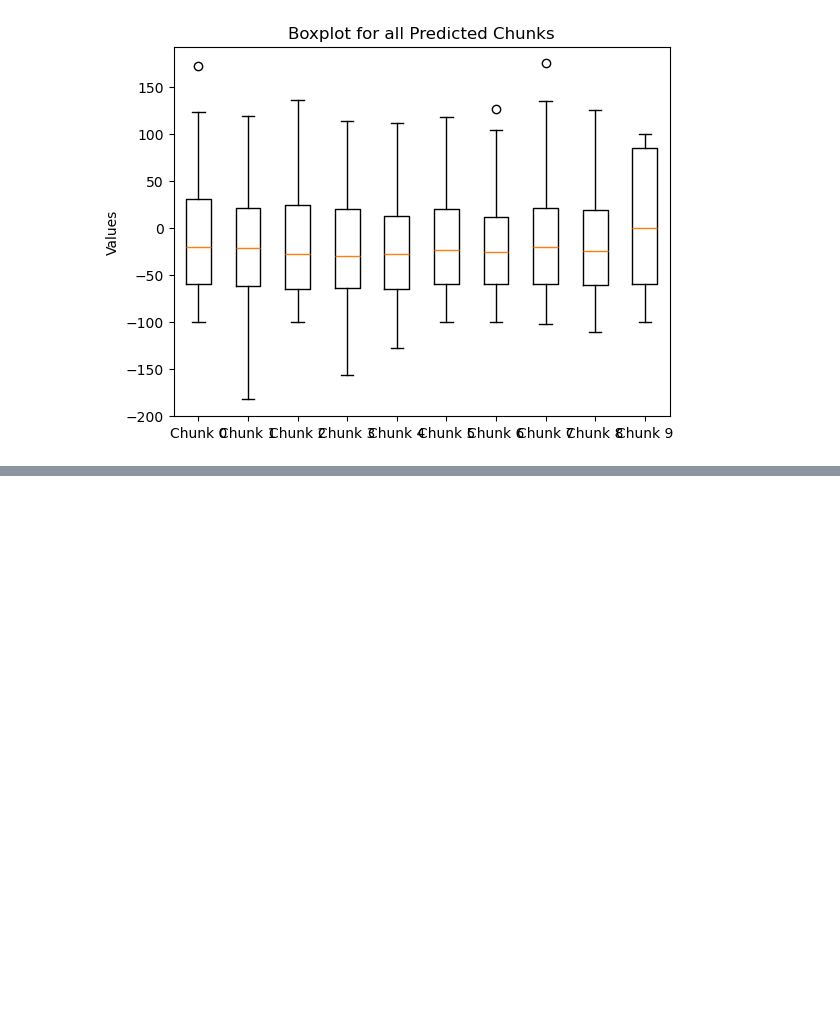
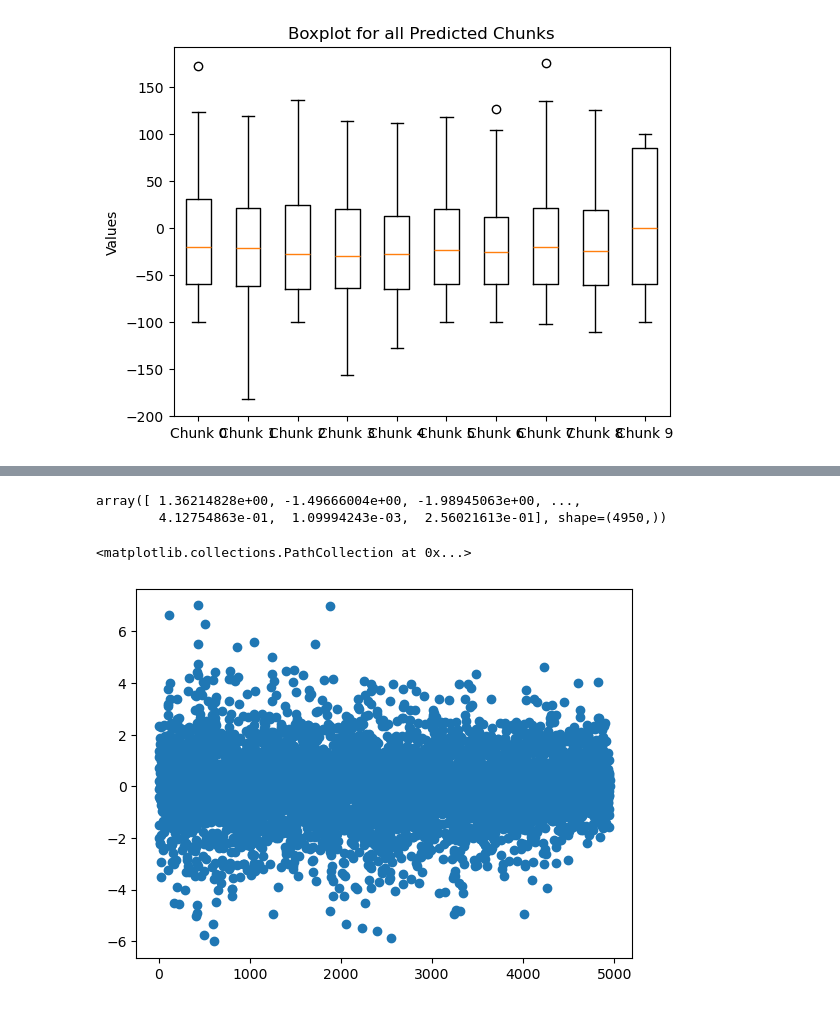
Before and after one commit to vickyli1015/Public-DSC180B-Functional-Connectivity-Project, a Jupyter notebook: regressor.ipynb, the cells around one changed output, grey strips where cells are left out. Cells and saved outputs as stored; diff of their text form; code cells hidden in the pictures; blank space fills up the shorter version.

```diff
--- a/regressor.ipynb
+++ b/regressor.ipynb
@@ -225,0 +283,10 @@ for i in range(len(allX)):
+# %%
+model.coef_
+# %% [output]
+array([ 1.36214828e+00, -1.49666004e+00, -1.98945063e+00, ...,
+        4.12754863e-01,  1.09994243e-03,  2.56021613e-01], shape=(4950,))
+# %%
+plt.scatter(x=range(len(model.coef_)), y=model.coef_)
+# %% [output]
+<matplotlib.collections.PathCollection at 0x...>
+[figure, added]
```
Also changed, not shown: parts of 13 cells of this notebook.
